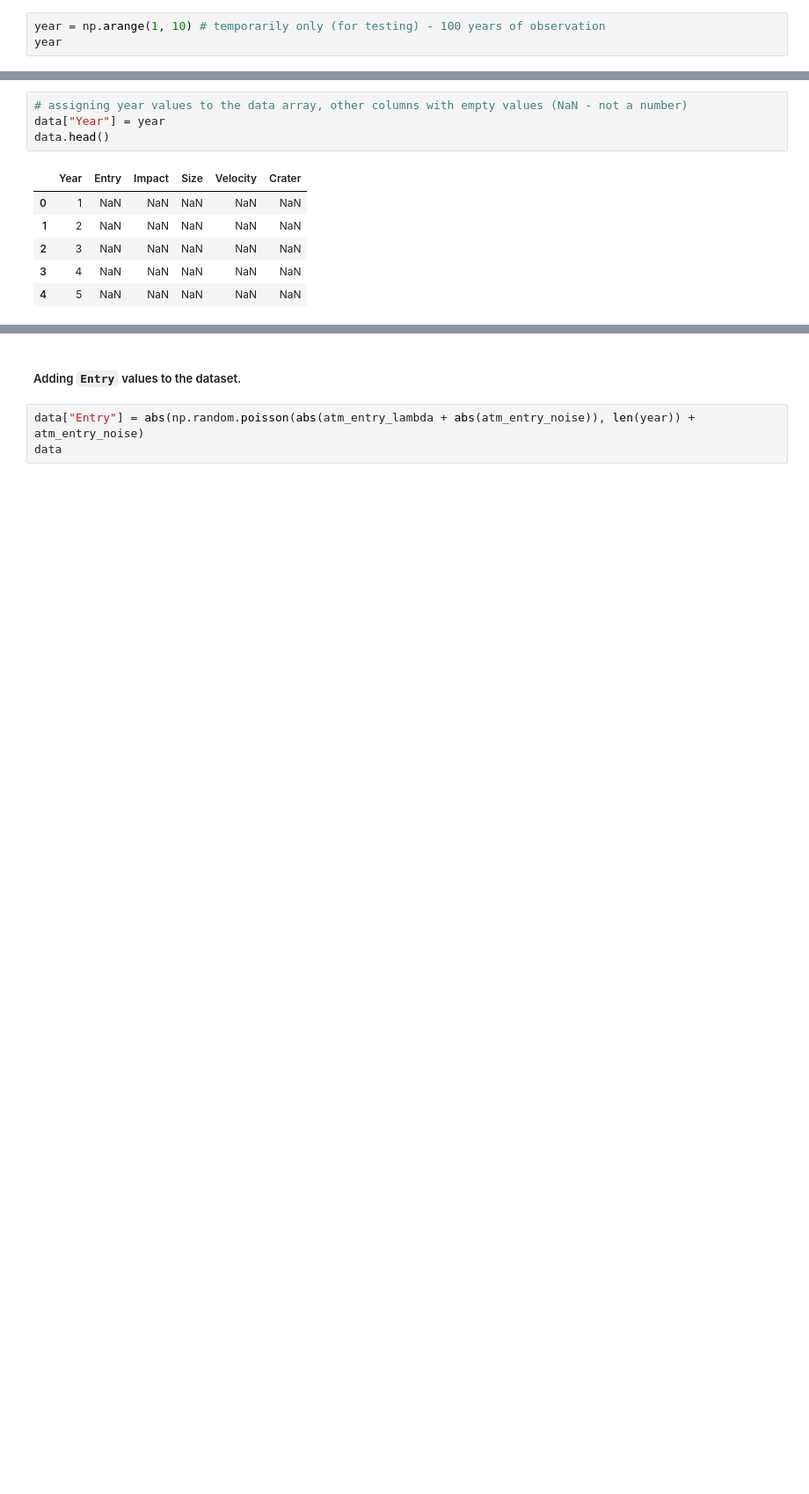
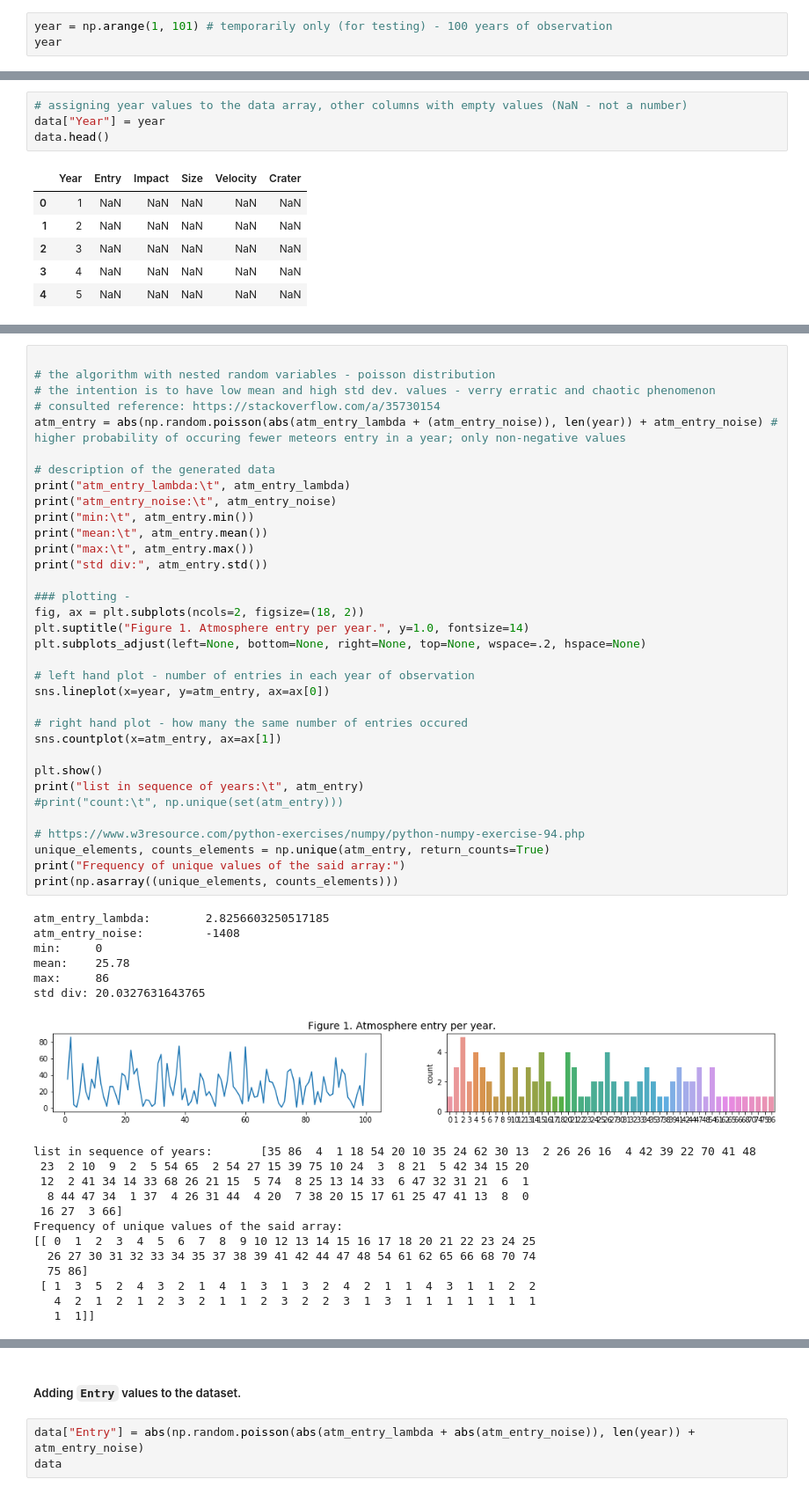
Before and after one commit to andkoc001/data_synthesis, a Jupyter notebook: data_synth_1.ipynb, the cells around one changed output, grey strips where cells are left out. Shown: that part at 88% size. Drawn from its saved outputs; the diff is of its cells as text; blank space fills up the shorter version.

```diff
--- a/data_synth_1.ipynb
+++ b/data_synth_1.ipynb
@@ -62,6 +64,6 @@ data
 
 Observations are recorded in one year intervals over a period of 100 local years (for the planet in question). This will be assigned to variable `year`.
 # %%
-year = np.arange(1, 10) # temporarily only (for testing) - 100 years of observation
+year = np.arange(1, 101) # temporarily only (for testing) - 100 years of observation
 year
 # %% [output]
@@ -86 +106,55 @@ The lambda value assigned randomly again, to strengthen the effect of the chaoti
+# %%
+
+# the algorithm with nested random variables - poisson distribution
+# the intention is to have low mean and high std dev. values - verry erratic and chaotic phenomenon
+# consulted reference: https://stackoverflow.com/a/35730154
+atm_entry = abs(np.random.poisson(abs(atm_entry_lambda + (atm_entry_noise)), len(year)) + atm_entry_noise) # higher probability of occuring fewer meteors entry in a year; only non-negative values
+
+# description of the generated data
+print("atm_entry_lambda:\t", atm_entry_lambda)
+print("atm_entry_noise:\t", atm_entry_noise)
+print("min:\t", atm_entry.min())
+print("mean:\t", atm_entry.mean())
+print("max:\t", atm_entry.max())
+print("std div:", atm_entry.std())
+
+### plotting -
+fig, ax = plt.subplots(ncols=2, figsize=(18, 2))
+plt.suptitle("Figure 1. Atmosphere entry per year.", y=1.0, fontsize=14)
+plt.subplots_adjust(left=None, bottom=None, right=None, top=None, wspace=.2, hspace=None)
+
+# left hand plot - number of entries in each year of observation
+sns.lineplot(x=year, y=atm_entry, ax=ax[0])
+
+# right hand plot - how many the same number of entries occured
+sns.countplot(x=atm_entry, ax=ax[1])
+
+plt.show()
+print("list in sequence of years:\t", atm_entry)
+#print("count:\t", np.unique(set(atm_entry)))
+
+# https://www.w3resource.com/python-exercises/numpy/python-numpy-exercise-94.php
+unique_elements, counts_elements = np.unique(atm_entry, return_counts=True)
+print("Frequency of unique values of the said array:")
+print(np.asarray((unique_elements, counts_elements)))
+# %% [output]
+atm_entry_lambda:        2.8256603250517185
+atm_entry_noise:         -1408
+min:     0
+mean:    25.78
+max:     86
+std div: 20.0327631643765
+[figure, added]
+list in sequence of years:       [35 86  4  1 18 54 20 10 35 24 62 30 13  2 26 26 16  4 42 39 22 70 41 48
+ 23  2 10  9  2  5 54 65  2 54 27 15 39 75 10 24  3  8 21  5 42 34 15 20
+ 12  2 41 34 14 33 68 26 21 15  5 74  8 25 13 14 33  6 47 32 31 21  6  1
+  8 44 47 34  1 37  4 26 31 44  4 20  7 38 20 15 17 61 25 47 41 13  8  0
+ 16 27  3 66]
+Frequency of unique values of the said array:
+[[ 0  1  2  3  4  5  6  7  8  9 10 12 13 14 15 16 17 18 20 21 22 23 24 25
+  26 27 30 31 32 33 34 35 37 38 39 41 42 44 47 48 54 61 62 65 66 68 70 74
+  75 86]
+ [ 1  3  5  2  4  3  2  1  4  1  3  1  3  2  4  2  1  1  4  3  1  1  2  2
+   4  2  1  2  1  2  3  2  1  1  2  3  2  2  3  1  3  1  1  1  1  1  1  1
+   1  1]]
 # %%
```
Also changed, not shown: parts of 11 cells of this notebook.
